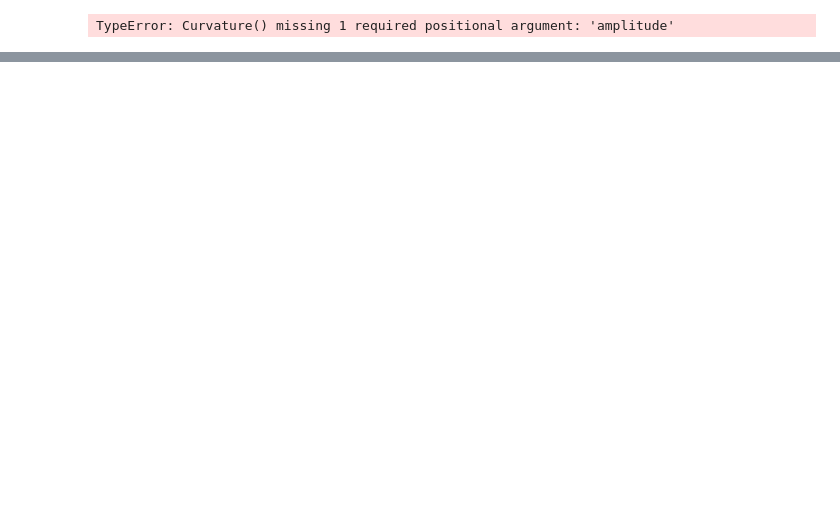
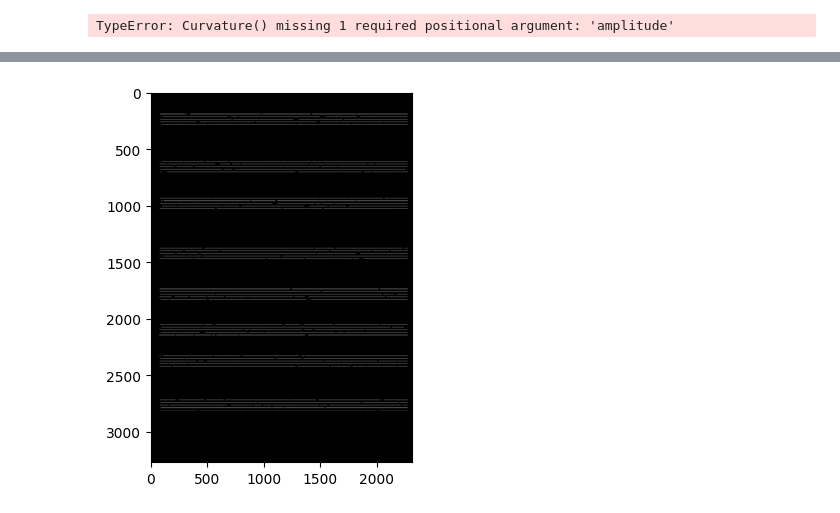
Before and after one commit to nudopnu/omr-unet, a Jupyter notebook: 02_delme.ipynb, the cells around one changed output, grey strips where cells are left out. Cells and saved outputs as stored; diff of their text form; code cells hidden in the pictures; blank space fills up the shorter version.

```diff
--- a/02_delme.ipynb
+++ b/02_delme.ipynb
@@ -204,0 +155,18 @@ Image.fromarray(255-tmp).show()
+# %%
+# Define the number of states and the probability matrix
+num_states = 4
+c = 0.9
+P = probability_matrix(num_states, c)
+
+tmp = np.zeros_like(staff_mask)
+
+for x0, x1, y0, y1 in staff_lines:
+    gap = metropolis_hastings(binomial_distribution(num_states, 0.5), lambda x: propose_state(x, P), 0, x1 - x0 + 1)
+    for x in range(x0, x1 + 1):
+        if gap[x - x0]:
+            tmp[y0:y1, x:x+1] = 255
+
+plt.imshow(tmp, cmap="gray")
+Image.fromarray(255-tmp).show()
+# %% [output]
+[figure, added]
```
Also changed, not shown: parts of 10 cells of this notebook, 2 other files.
